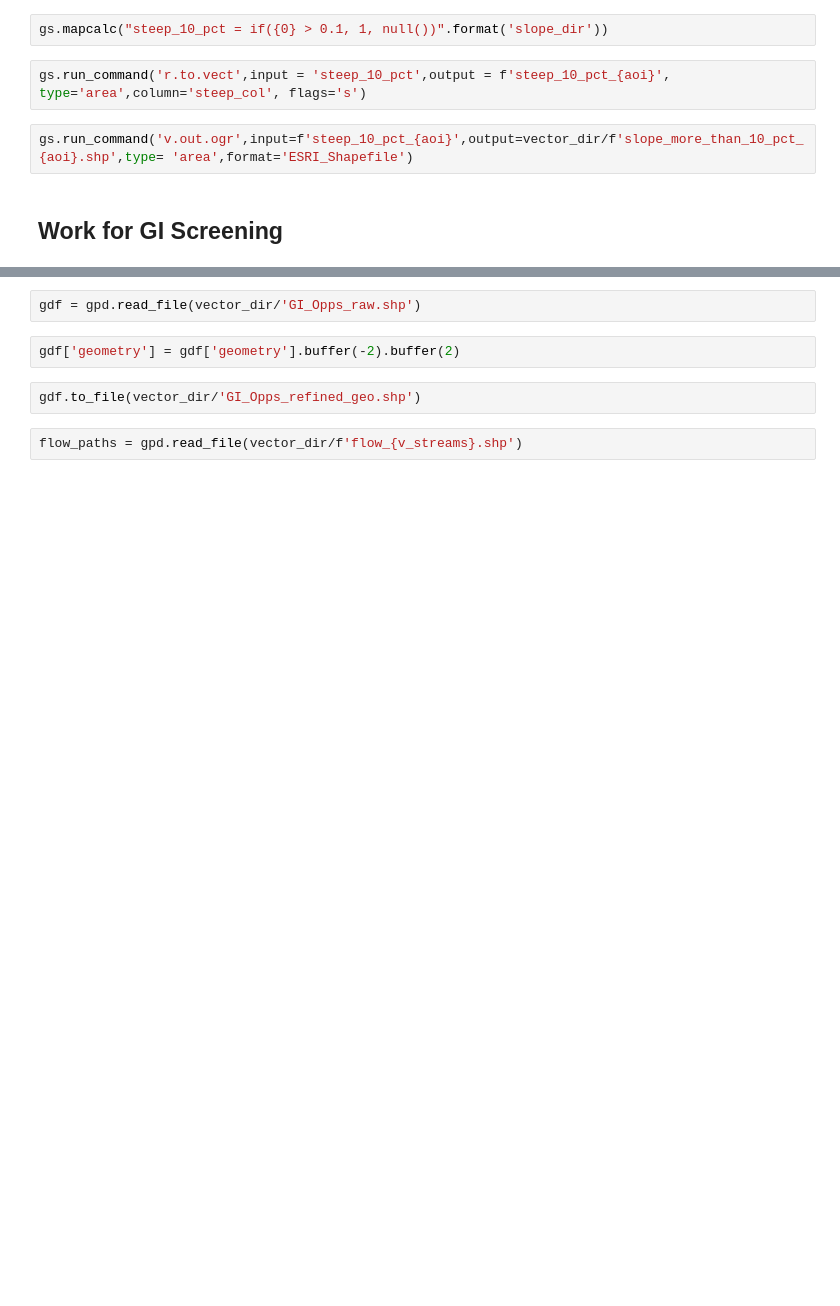
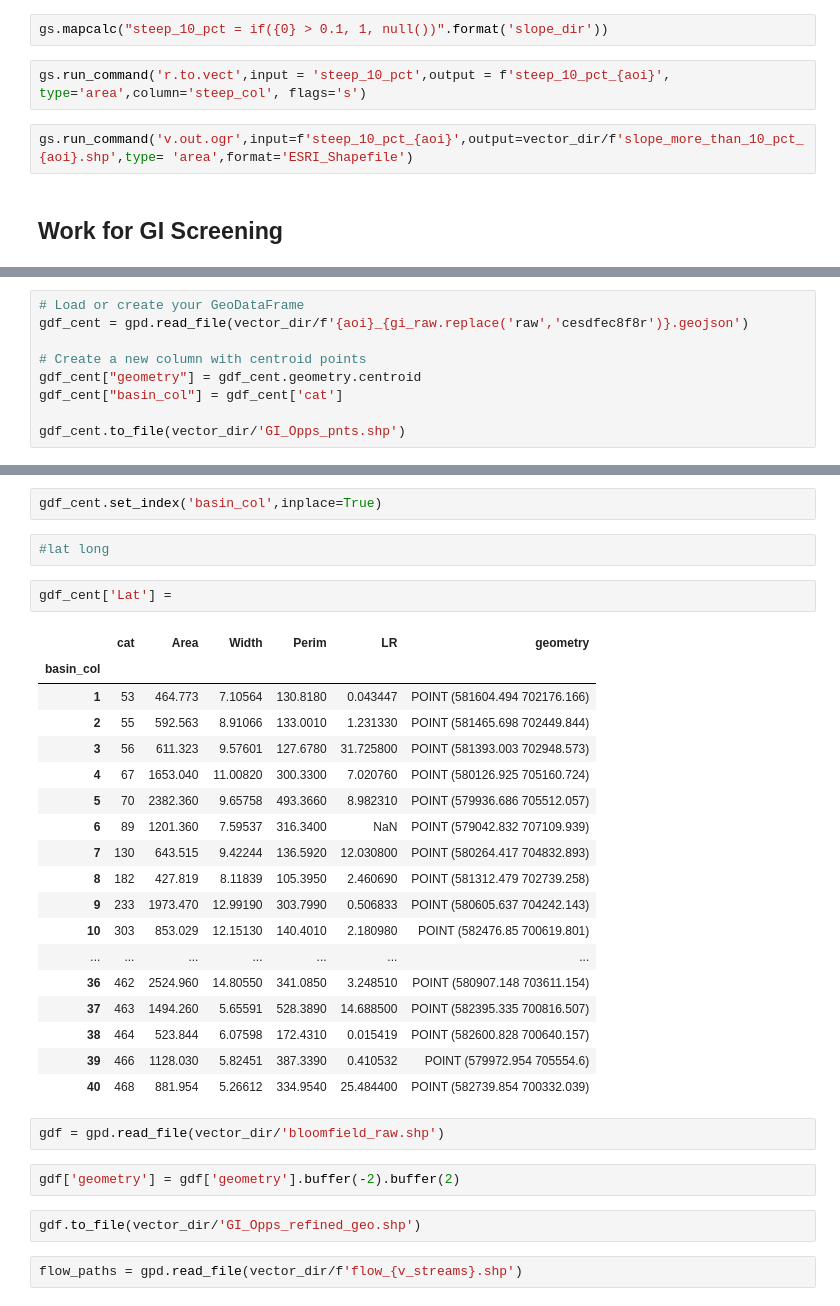
Before and after one commit to csmithnv5/dem_prep, a Jupyter notebook: notebooks/temp_essex.ipynb, the cells around one changed output, grey strips where cells are left out. Cells and saved outputs as stored; diff of their text form; blank space fills up the shorter version.

```diff
--- a/notebooks/temp_essex.ipynb
+++ b/notebooks/temp_essex.ipynb
@@ -212,0 +262,9 @@ gs.run_command('v.out.ogr',input=f'steep_10_pct_{aoi}',output=vector_dir/f'slope
+# %%
+# Load or create your GeoDataFrame
+gdf_cent = gpd.read_file(vector_dir/f'{aoi}_{gi_raw.replace('raw','cesdfec8f8r')}.geojson')
+
+# Create a new column with centroid points
+gdf_cent["geometry"] = gdf_cent.geometry.centroid
+gdf_cent["basin_col"] = gdf_cent['cat']
+
+gdf_cent.to_file(vector_dir/'GI_Opps_pnts.shp')
@@ -213,5 +316,30 @@ gs.run_command('v.out.ogr',input=f'steep_10_pct_{aoi}',output=vector_dir/f'slope
+# %%
+gdf_cent.set_index('basin_col',inplace=True)
+# %%
+#lat long
+# %%
+gdf_cent['Lat'] =
+# %% [output]
+|  | cat | Area | Width | Perim | LR | geometry |
+| basin_col |  |  |  |  |  |  |
+| 1 | 53 | 464.773 | 7.10564 | 130.8180 | 0.043447 | POINT (581604.494 702176.166) |
+| 2 | 55 | 592.563 | 8.91066 | 133.0010 | 1.231330 | POINT (581465.698 702449.844) |
+| 3 | 56 | 611.323 | 9.57601 | 127.6780 | 31.725800 | POINT (581393.003 702948.573) |
+| 4 | 67 | 1653.040 | 11.00820 | 300.3300 | 7.020760 | POINT (580126.925 705160.724) |
+| 5 | 70 | 2382.360 | 9.65758 | 493.3660 | 8.982310 | POINT (579936.686 705512.057) |
+| 6 | 89 | 1201.360 | 7.59537 | 316.3400 | NaN | POINT (579042.832 707109.939) |
+| 7 | 130 | 643.515 | 9.42244 | 136.5920 | 12.030800 | POINT (580264.417 704832.893) |
+| 8 | 182 | 427.819 | 8.11839 | 105.3950 | 2.460690 | POINT (581312.479 702739.258) |
+| 9 | 233 | 1973.470 | 12.99190 | 303.7990 | 0.506833 | POINT (580605.637 704242.143) |
+| 10 | 303 | 853.029 | 12.15130 | 140.4010 | 2.180980 | POINT (582476.85 700619.801) |
+| ... | ... | ... | ... | ... | ... | ... |
+| 36 | 462 | 2524.960 | 14.80550 | 341.0850 | 3.248510 | POINT (580907.148 703611.154) |
+| 37 | 463 | 1494.260 | 5.65591 | 528.3890 | 14.688500 | POINT (582395.335 700816.507) |
+| 38 | 464 | 523.844 | 6.07598 | 172.4310 | 0.015419 | POINT (582600.828 700640.157) |
+| 39 | 466 | 1128.030 | 5.82451 | 387.3390 | 0.410532 | POINT (579972.954 705554.6) |
+| 40 | 468 | 881.954 | 5.26612 | 334.9540 | 25.484400 | POINT (582739.854 700332.039) |
 # %%
-gdf = gpd.read_file(vector_dir/'GI_Opps_raw.shp')
+gdf = gpd.read_file(vector_dir/'bloomfield_raw.shp')
 # %%
 gdf['geometry'] = gdf['geometry'].buffer(-2).buffer(2)
 # %%
```
Also changed, not shown: parts of 40 cells of this notebook.
